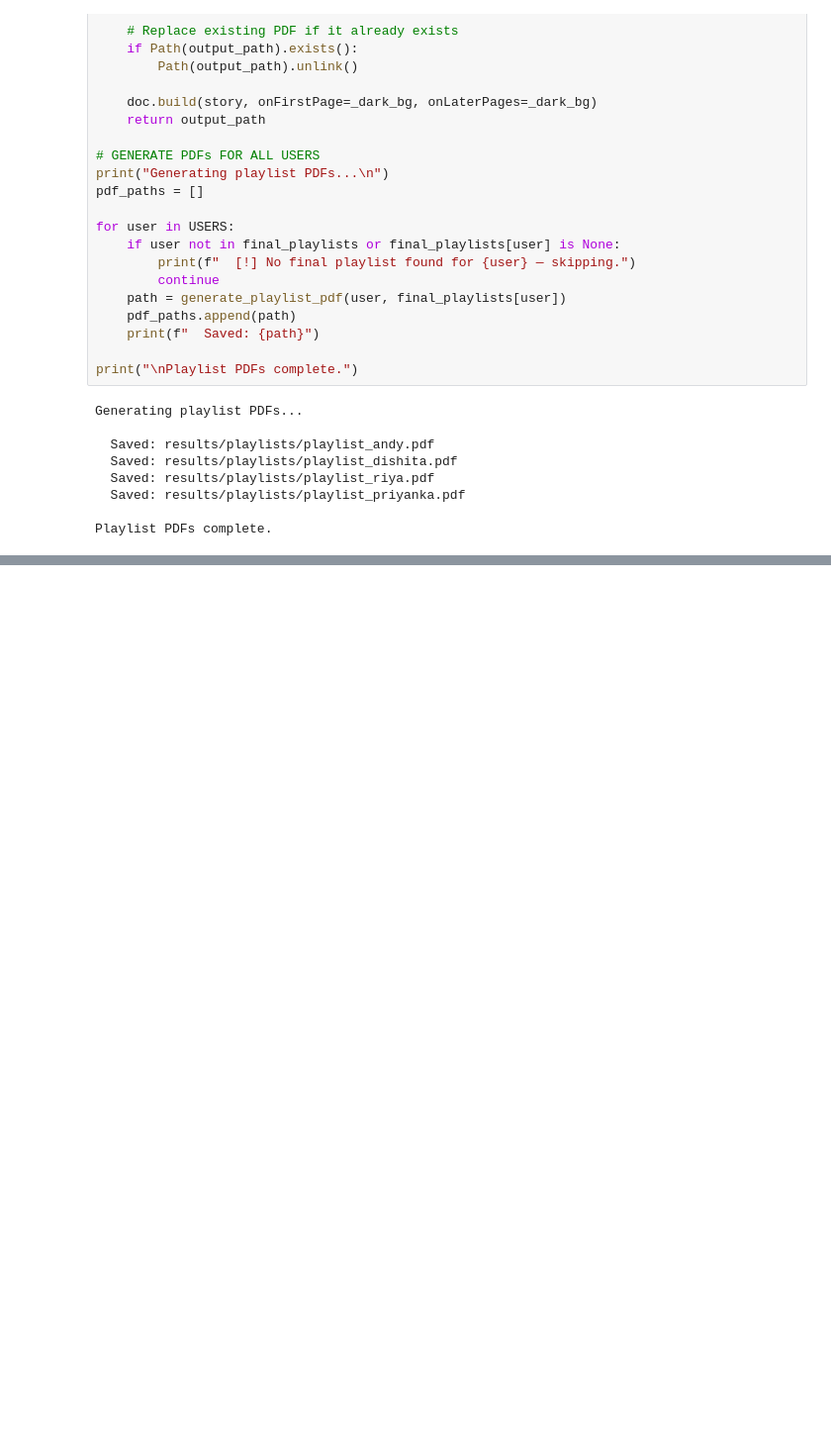
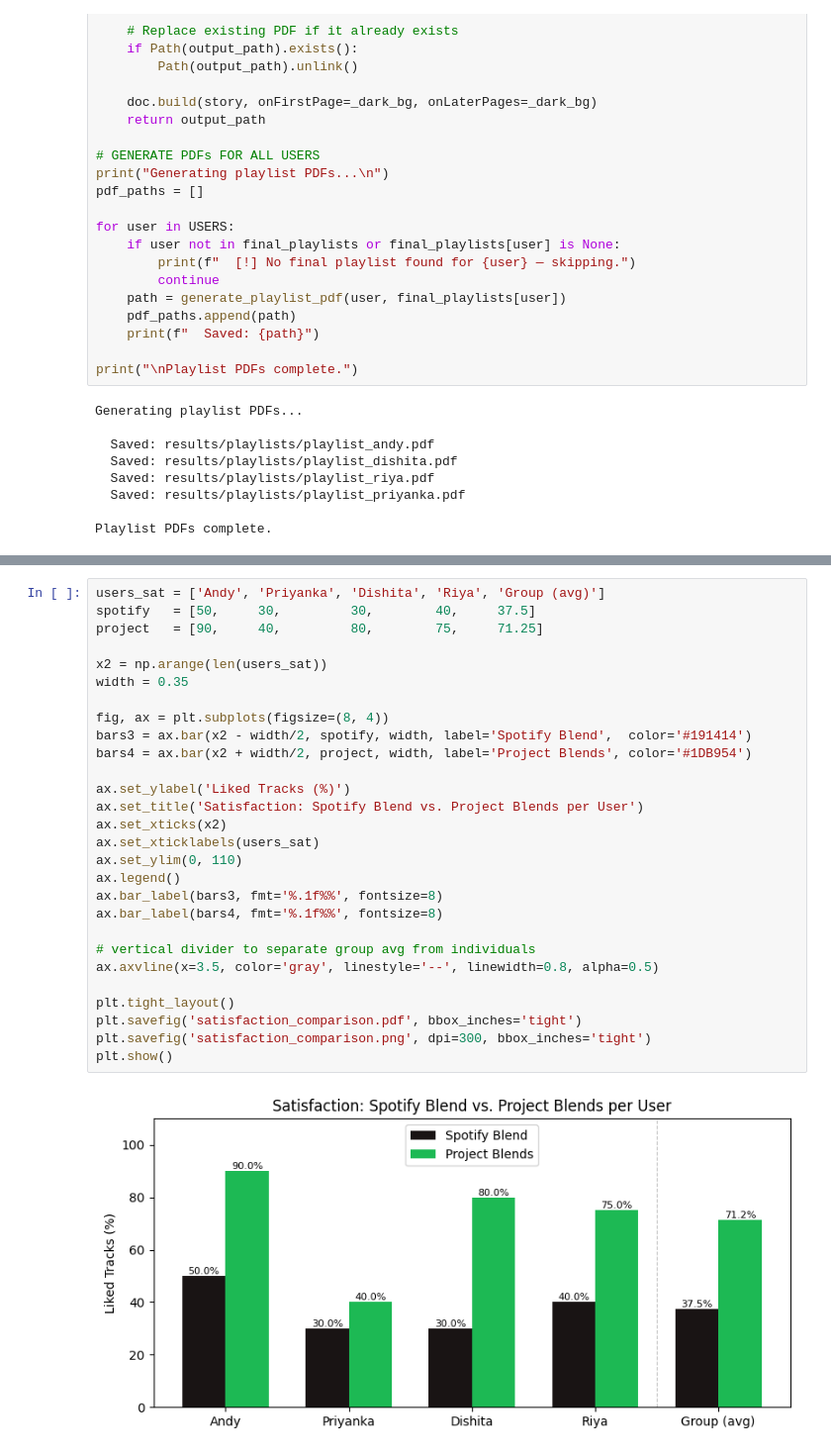
Before and after one commit to YellowPaco/INFO376-Blends, a Jupyter notebook: Blends.ipynb, the cells around one changed output, grey strips where cells are left out. Shown at 99% size. Cells and saved outputs as stored; diff of their text form; blank space fills up the shorter version.

```diff
--- a/Blends.ipynb
+++ b/Blends.ipynb
@@ -1750,0 +1779,30 @@ Playlist PDFs complete.
+# %%
+users_sat = ['Andy', 'Priyanka', 'Dishita', 'Riya', 'Group (avg)']
+spotify   = [50,     30,         30,        40,     37.5]
+project   = [90,     40,         80,        75,     71.25]
+
+x2 = np.arange(len(users_sat))
+width = 0.35
+
+fig, ax = plt.subplots(figsize=(8, 4))
+bars3 = ax.bar(x2 - width/2, spotify, width, label='Spotify Blend',  color='#191414')
+bars4 = ax.bar(x2 + width/2, project, width, label='Project Blends', color='#1DB954')
+
+ax.set_ylabel('Liked Tracks (%)')
+ax.set_title('Satisfaction: Spotify Blend vs. Project Blends per User')
+ax.set_xticks(x2)
+ax.set_xticklabels(users_sat)
+ax.set_ylim(0, 110)
+ax.legend()
+ax.bar_label(bars3, fmt='%.1f%%', fontsize=8)
+ax.bar_label(bars4, fmt='%.1f%%', fontsize=8)
+
+# vertical divider to separate group avg from individuals
+ax.axvline(x=3.5, color='gray', linestyle='--', linewidth=0.8, alpha=0.5)
+
+plt.tight_layout()
+plt.savefig('satisfaction_comparison.pdf', bbox_inches='tight')
+plt.savefig('satisfaction_comparison.png', dpi=300, bbox_inches='tight')
+plt.show()
+# %% [output]
+[figure, added]
```
Also changed, not shown: parts of 1 cell of this notebook, 8 other files.
